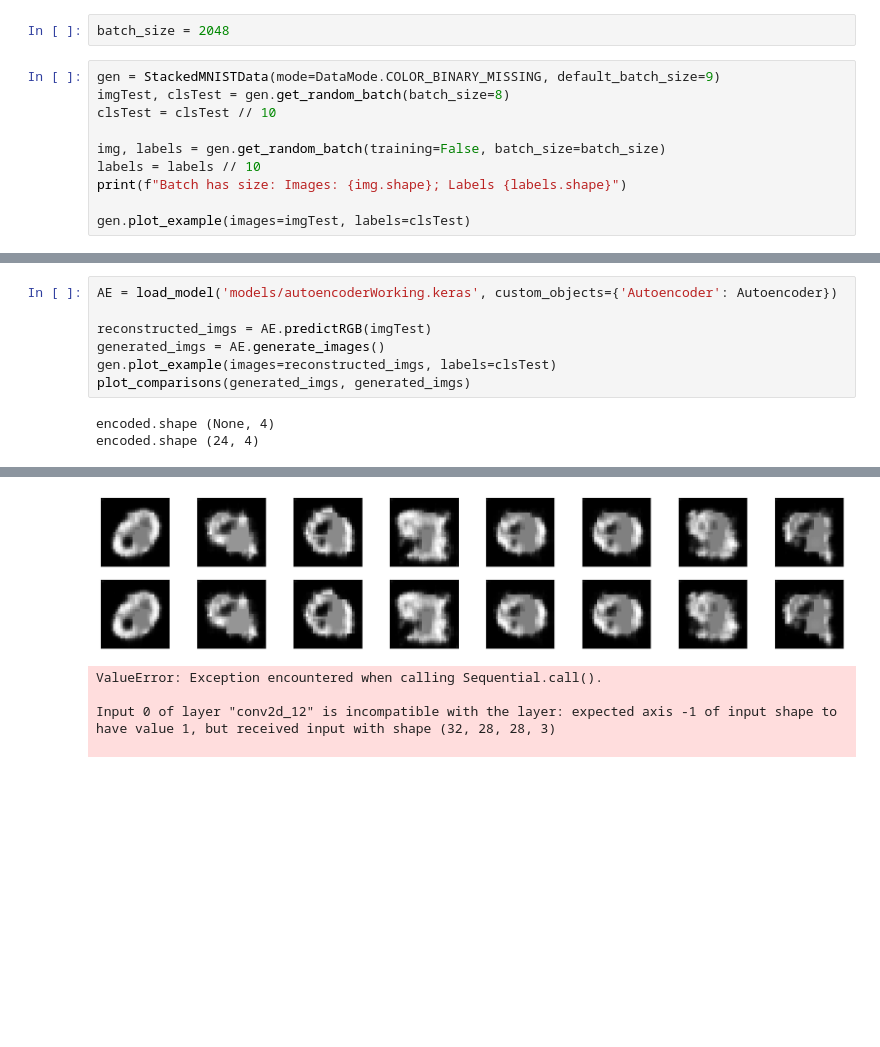
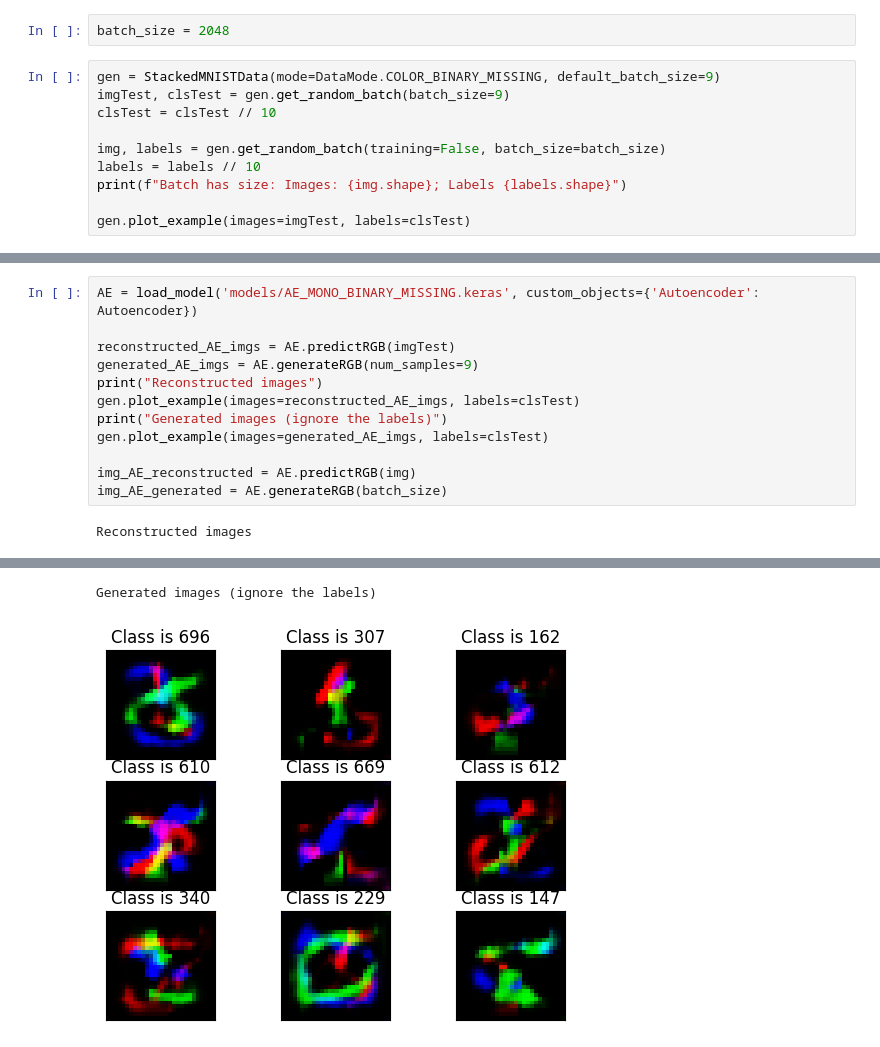
Before and after one commit to gunhamn/public, a Jupyter notebook: DL_Autoencoders/generator_colour_evaluation.ipynb, the cells around one changed output, grey strips where cells are left out. Drawn from its saved outputs; the diff is of its cells as text; blank space fills up the shorter version.

```diff
--- a/DL_Autoencoders/generator_colour_evaluation.ipynb
+++ b/DL_Autoencoders/generator_colour_evaluation.ipynb
@@ -24,7 +18,7 @@ WARNING:tensorflow:From c:\Projects\.venv\Lib\site-packages\tensorflow_probabili
 batch_size = 2048
 # %%
 gen = StackedMNISTData(mode=DataMode.COLOR_BINARY_MISSING, default_batch_size=9)
-imgTest, clsTest = gen.get_random_batch(batch_size=8)
+imgTest, clsTest = gen.get_random_batch(batch_size=9)
 clsTest = clsTest // 10
 
 img, labels = gen.get_random_batch(training=False, batch_size=batch_size)
@@ -38,10 +32,14 @@ Batch has size: Images: (2048, 28, 28, 3); Labels (2048,)
 # %%
-AE = load_model('models/autoencoderWorking.keras', custom_objects={'Autoencoder': Autoencoder})
+AE = load_model('models/AE_MONO_BINARY_MISSING.keras', custom_objects={'Autoencoder': Autoencoder})
 
-reconstructed_imgs = AE.predictRGB(imgTest)
-generated_imgs = AE.generate_images()
-gen.plot_example(images=reconstructed_imgs, labels=clsTest)
-plot_comparisons(generated_imgs, generated_imgs)
+reconstructed_AE_imgs = AE.predictRGB(imgTest)
+generated_AE_imgs = AE.generateRGB(num_samples=9)
+print("Reconstructed images")
+gen.plot_example(images=reconstructed_AE_imgs, labels=clsTest)
+print("Generated images (ignore the labels)")
+gen.plot_example(images=generated_AE_imgs, labels=clsTest)
+
+img_AE_reconstructed = AE.predictRGB(img)
+img_AE_generated = AE.generateRGB(batch_size)
 # %% [output]
-encoded.shape (None, 4)
-encoded.shape (24, 4)
+Reconstructed images
@@ -49,5 +47,2 @@ encoded.shape (24, 4)
+Generated images (ignore the labels)
-[figure, old version]
+[figure, new version]
-ValueError: Exception encountered when calling Sequential.call().
-
-Input 0 of layer "conv2d_12" is incompatible with the layer: expected axis -1 of input shape to have value 1, but received input with shape (32, 28, 28, 3)
-
```
Also changed, not shown: parts of 5 cells of this notebook, 8 other files.
